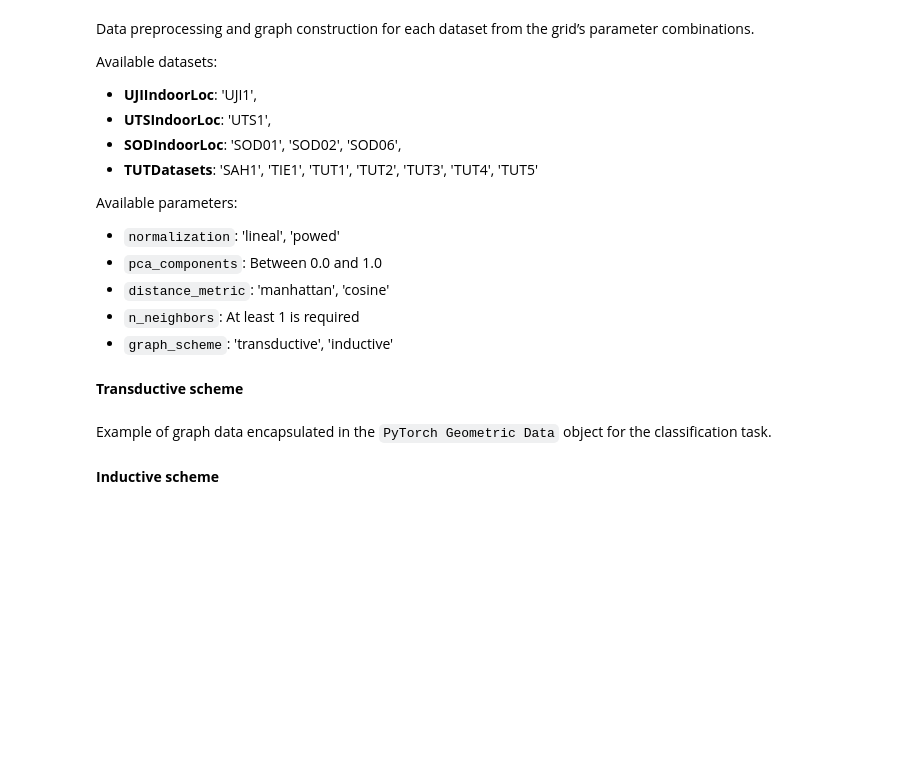
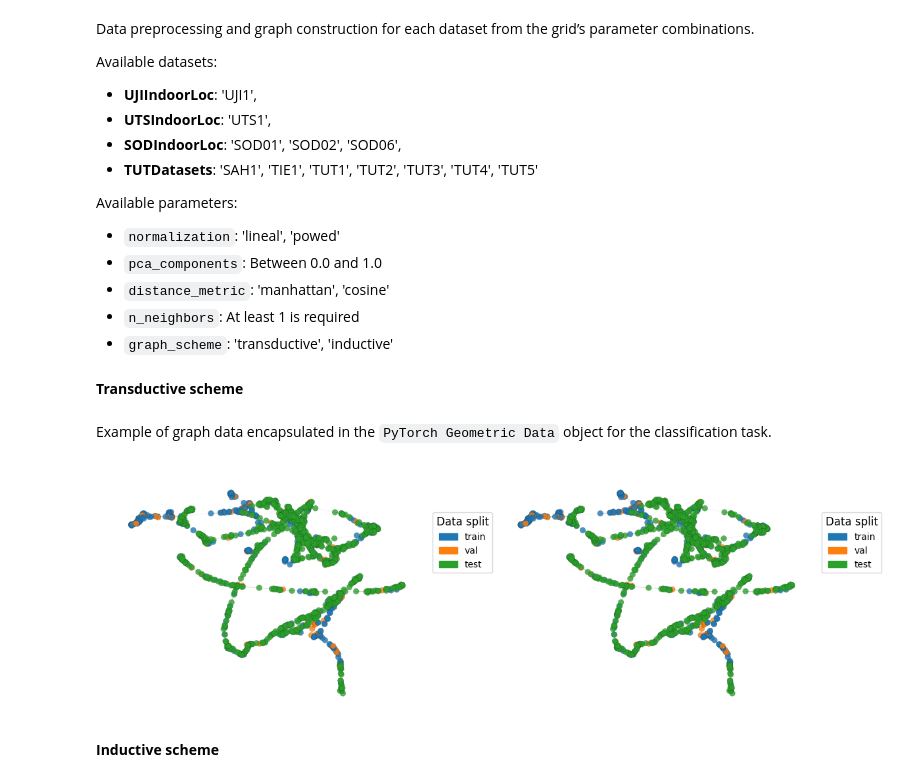
Before and after one commit to mfpscidev/indoorloc-inductive-gnn, a Jupyter notebook: notebooks/evaluation.ipynb, the cells around one changed output. Drawn from its saved outputs; the diff is of its cells as text; code cells hidden in the pictures; blank space fills up the shorter version.

Commit message:
README.md: Include images of the transductive and inductive learning schemes

```diff
--- a/notebooks/evaluation.ipynb
+++ b/notebooks/evaluation.ipynb
@@ -109,18 +109,18 @@ Available parameters:
 * `graph_scheme`: 'transductive', 'inductive'
 # %%
 # Select dataset(s)
-dataset_selection = ['TIE1']
+dataset_selection = ['TUT5']
 datasets = {name: name for name in dataset_selection}
 
 # Select learning scheme (inductive or transductive)
-learning_scheme = "inductive"
+learning_scheme = "transductive"
 
 # Generate parameter combinations|
 parameter_grid = {
     'normalization': ['powed'],
     'pca_components': [0.9],
     'distance_metric': ['cosine'],
-    'n_neighbors': [25]
+    'n_neighbors': [7]
 }
 
 parameter_combinations = list(product(
@@ -128,7 +128,7 @@ parameter_combinations = list(product(
 ))
 
 # For each dataset and parameter combination, generate graph data (with n splits)
-n_splits = 10
+n_splits = 1
 graph_datas = {}
 for dataset in tqdm(datasets, desc="Selecting dataset"):
     data_splits = []
@@ -178,9 +178,9 @@ for dataset in tqdm(datasets, desc="Selecting dataset"):
             },
             'splits': data_splits}
         )
-# %% [markdown]
-**Transductive scheme**
 # %%
 gviz = indoorloc_viz.GraphVisualizer()
+# %% [markdown]
+**Transductive scheme**
 # %% [markdown]
 Example of graph data encapsulated in the `PyTorch Geometric Data` object for the classification task.
@@ -189,14 +187,17 @@ graph_datas['TUT1'][0]['transductive'].cls
 # %%
+gdata = graph_datas["TUT5"][0]['splits'][0].cls
+
 fig, axes = plt.subplots(1, 2, figsize=(12, 4))
 
 clusters = ['class', 'split']
-graph_data = graph_datas['SOD01'][3]['transductive'].cls
 
 for ax, cluster in zip(axes, clusters):
-    gviz.draw_graph(graph_data, scheme="transductive", cluster=cluster, ax=ax)
+    gviz.draw_graph(gdata, scheme="transductive", cluster='split', ax=ax)
 
 plt.tight_layout()
 plt.show()
+# %% [output]
+[figure, added]
 # %% [markdown]
 **Inductive scheme**
 # %%
```
Also changed, not shown: parts of 2 cells of this notebook, 4 other files.
